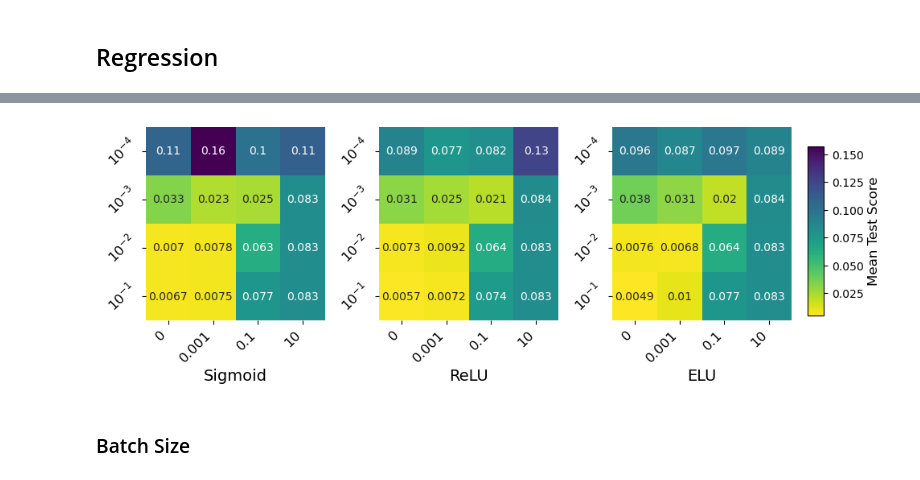
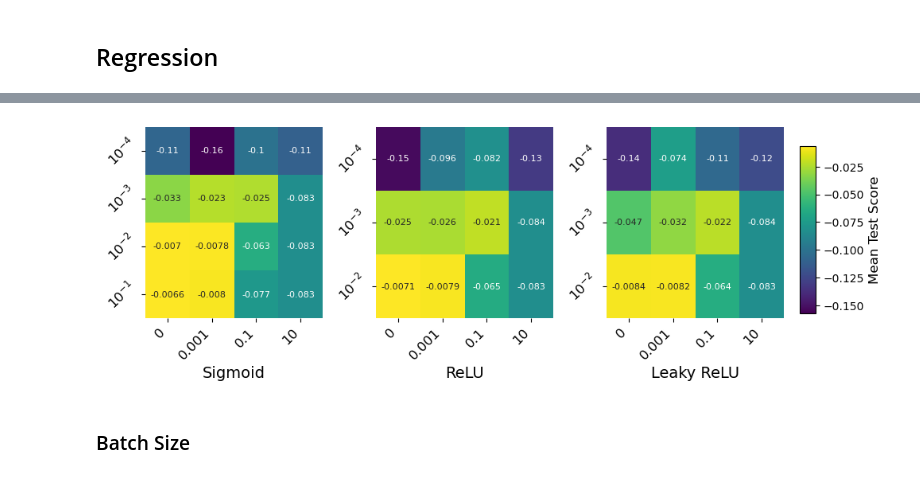
Before and after one commit to MariaFlyAway/Project2_FYS-STK3155, a Jupyter notebook: Code/Neural_Net/plotting_results.ipynb, the cells around one changed output, grey strips where cells are left out. Saved outputs shown, nothing was run; the diff lists cells and outputs as text; code cells hidden in the pictures.

Commit message:
Corrected gridsearch for regression

```diff
--- a/Code/Neural_Net/plotting_results.ipynb
+++ b/Code/Neural_Net/plotting_results.ipynb
@@ -13,4 +13,5 @@ plt.rc('ytick', labelsize=12)  # Set y-tick label size
 # %% [markdown]
 ## Regression
 # %%
-regression = pd.read_csv('Results/gridsearch_regression_500_epochs_diff_lambda.csv')
+regression = pd.read_csv('Results/gridsearch_regression_500_epochs_diff_lambda_512_batch_size.csv')
+regression_sigmoid = pd.read_csv('Results/gridsearch_regression_500_epochs_sigmoid.csv')
@@ -17,54 +24,82 @@ regression = pd.read_csv('Results/gridsearch_regression_500_epochs_diff_lambda.c
+# %%
+### Adding in the extra values for sigmoid activation
+
+rows_to_add = regression_sigmoid
+
+# insertion point
+insertion_point = 12
+
+# Split the dataframe into two parts
+before = regression.iloc[:insertion_point, :]
+after = regression.iloc[insertion_point:, :]
+
+# Concatenate the parts along with the rows to add
+regression = pd.concat([before, rows_to_add, after], ignore_index=True)
 # %%
 # Epsilon and lambda values
-activation_funcs = ["['sigmoid', 'identity']", "['relu', 'identity']", "['elu', 'identity']"]
-act_func_name = ['Sigmoid', 'ReLU', 'ELU']
+activation_funcs = ["['sigmoid', 'identity']", "['relu', 'identity']", "['leaky_relu', 'identity']"]
+act_func_name = ['Sigmoid', 'ReLU', 'Leaky ReLU']
 
 # List to collect all data for normalization
 all_data = []
 
 # Collect all data to find the global min and max for normalization
 for act in activation_funcs:
-    epsilon_vs_lambda = regression[(regression['param_model__activations'] == act)]
-    epsilon_vs_lambda_array = epsilon_vs_lambda['mean_test_score'].to_numpy().reshape(4, 4)
-    all_data.append(-epsilon_vs_lambda_array)
+    if act == "['sigmoid', 'identity']":
+        epsilon_vs_lambda = regression[(regression['param_model__activations'] == act)]
+        epsilon_vs_lambda_array = epsilon_vs_lambda['mean_test_score'].to_numpy().reshape(4, 4)
+        all_data.append(epsilon_vs_lambda_array)
+    else:
+        epsilon_vs_lambda = regression[(regression['param_model__activations'] == act)]
+        epsilon_vs_lambda_array = epsilon_vs_lambda['mean_test_score'].to_numpy().reshape(3, 4)
+        all_data.append(epsilon_vs_lambda_array)
 
 # Find the global min and max for normalization
 vmin = np.min([data.min() for data in all_data])
 vmax = np.max([data.max() for data in all_data])
 norm = Normalize(vmin=vmin, vmax=vmax)
 
 # Create figure for the larger heatmap and colorbar
 fig, axs = plt.subplots(1, 3, figsize=(10, 3))
 fig.tight_layout()
 fig.subplots_adjust(right=0.85, wspace=0.3)
 cbar_ax = fig.add_axes([0.87, 0.15, 0.02, 0.7])     # add axis for colorbar
 
 # Define row and column names
-row_names = [r'$10^{-4}$', r'$10^{-3}$', r'$10^{-2}$', r'$10^{-1}$']
+row_names_sigmoid = [r'$10^{-4}$', r'$10^{-3}$', r'$10^{-2}$', r'$10^{-1}$']
+row_names = [r'$10^{-4}$', r'$10^{-3}$', r'$10^{-2}$']
 col_names = ['0', '0.001', '0.1', '10']
 
 # Plot each smaller heatmap in the larger heatmap cells
 for idx, act in enumerate(activation_funcs):
-    epsilon_vs_lambda = regression[(regression['param_model__activations'] == act)]
-    epsilon_vs_lambda_array = epsilon_vs_lambda['mean_test_score'].to_numpy().reshape(4, 4)
+    if act == "['sigmoid', 'identity']":
+        epsilon_vs_lambda = regression[(regression['param_model__activations'] == act)]
+        epsilon_vs_lambda_array = epsilon_vs_lambda['mean_test_score'].to_numpy().reshape(4, 4)
+    else:
+        epsilon_vs_lambda = regression[(regression['param_model__activations'] == act)]
+        epsilon_vs_lambda_array = epsilon_vs_lambda['mean_test_score'].to_numpy().reshape(3, 4)
 
     # Plotting the heatmap
-    sns.heatmap(-epsilon_vs_lambda_array, ax=axs[idx], cbar=(idx==0), cbar_ax=cbar_ax if (idx==0) else None,
-                norm=norm, annot=True, annot_kws={"fontsize":10}, cmap='viridis_r')
+    sns.heatmap(epsilon_vs_lambda_array, ax=axs[idx], cbar=(idx==0), cbar_ax=cbar_ax if (idx==0) else None,
+                norm=norm, annot=True, annot_kws={"fontsize":8}, cmap='viridis')
 
     # Adding column and row names for the heatmaps
+    if act == "['sigmoid', 'identity']":
+        axs[idx].set_yticklabels(row_names_sigmoid, rotation=45, ha='right', fontsize=12)
+    else:
+        axs[idx].set_yticklabels(row_names, rotation=45, ha='right', fontsize=12)
     axs[idx].set_xticklabels(col_names, rotation=45, ha='right', fontsize=12)
-    axs[idx].set_yticklabels(row_names, rotation=45, ha='right', fontsize=12)
+
 
     axs[idx].set_xlabel(f'{act_func_name[idx]}', fontsize=14)
 
 # Set colorbar label
 cbar = fig.colorbar(axs[0].collections[0], cax=cbar_ax)
 cbar.set_label('Mean Test Score', fontsize=12)
 
 plt.show()
 # %% [output]
-[figure, old version]
+[figure, new version]
 # %% [markdown]
 ### Batch Size
 # %%
```
Also changed, not shown: parts of 1 cell of this notebook, 4 other files.
